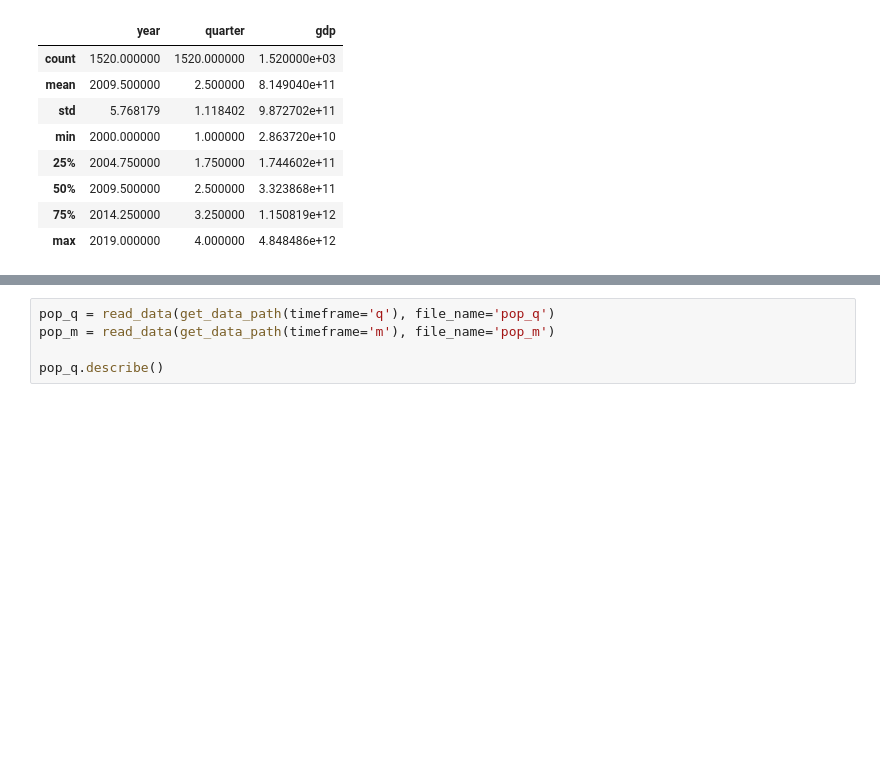
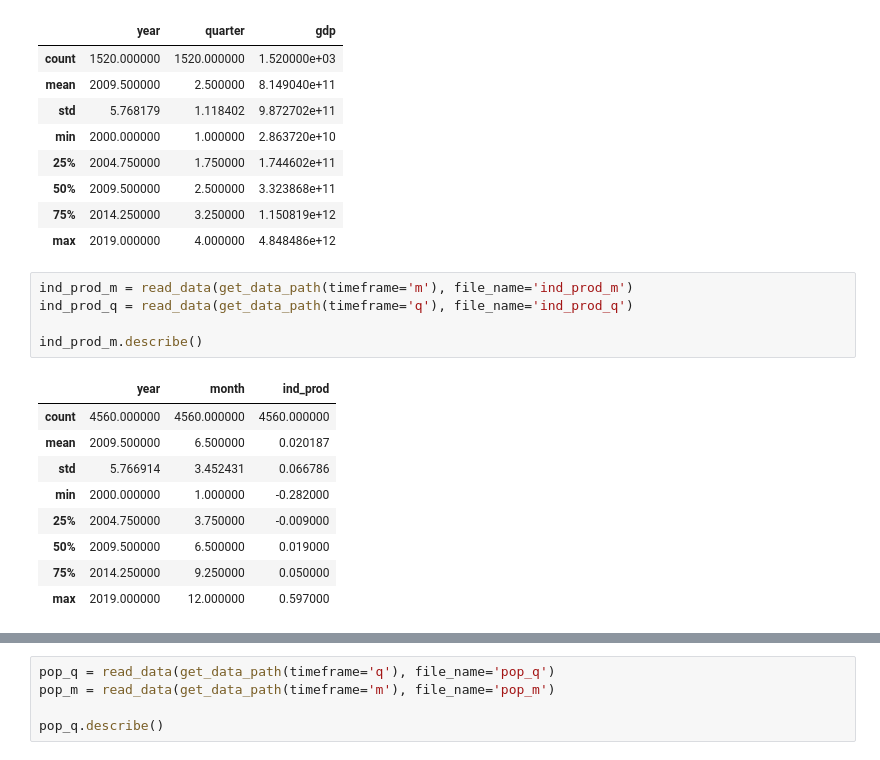
Before and after one commit to baswillemsen/msc_thesis_v3, a Jupyter notebook: EDA_3.ipynb, the cells around one changed output, grey strips where cells are left out. Drawn from its saved outputs; the diff is of its cells as text; blank space fills up the shorter version.

```diff
--- a/EDA_3.ipynb
+++ b/EDA_3.ipynb
@@ -49,3 +49,18 @@ gdp_q.describe()
 | 50% | 2009.500000 | 2.500000 | 3.323868e+11 |
 | 75% | 2014.250000 | 3.250000 | 1.150819e+12 |
 | max | 2019.000000 | 4.000000 | 4.848486e+12 |
+# %%
+ind_prod_m = read_data(get_data_path(timeframe='m'), file_name='ind_prod_m')
+ind_prod_q = read_data(get_data_path(timeframe='q'), file_name='ind_prod_q')
+
+ind_prod_m.describe()
+# %% [output]
+|  | year | month | ind_prod |
+| count | 4560.000000 | 4560.000000 | 4560.000000 |
+| mean | 2009.500000 | 6.500000 | 0.020187 |
+| std | 5.766914 | 3.452431 | 0.066786 |
+| min | 2000.000000 | 1.000000 | -0.282000 |
+| 25% | 2004.750000 | 3.750000 | -0.009000 |
+| 50% | 2009.500000 | 6.500000 | 0.019000 |
+| 75% | 2014.250000 | 9.250000 | 0.050000 |
+| max | 2019.000000 | 12.000000 | 0.597000 |
```
Also changed, not shown: parts of 5 cells of this notebook, 53 other files.
